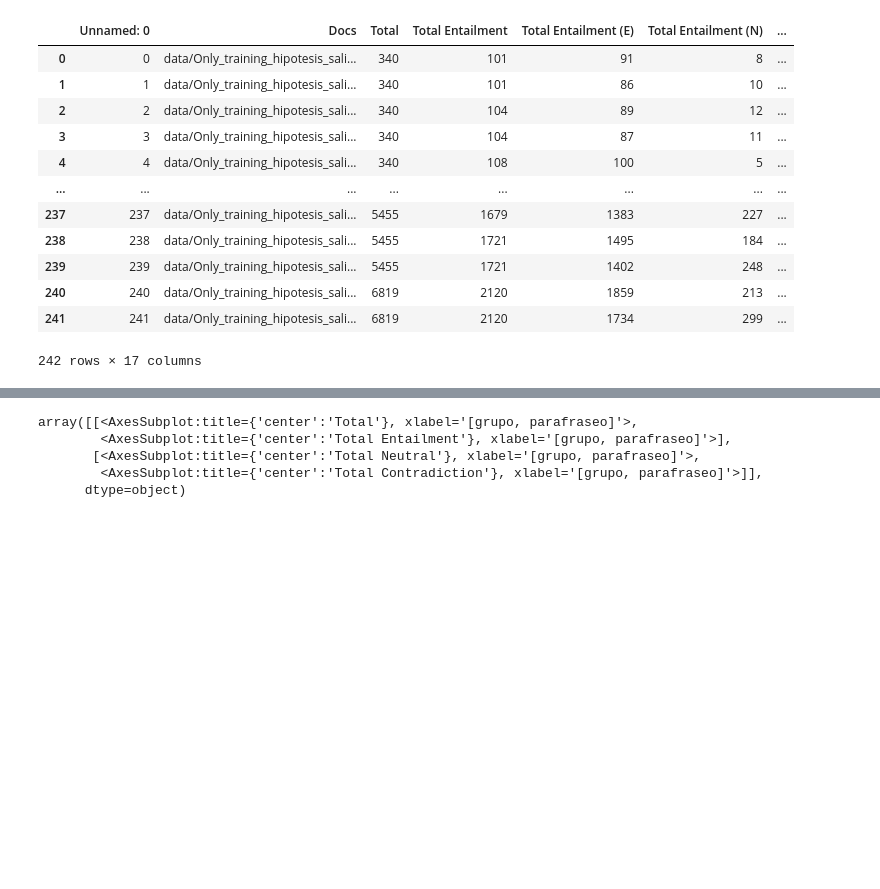
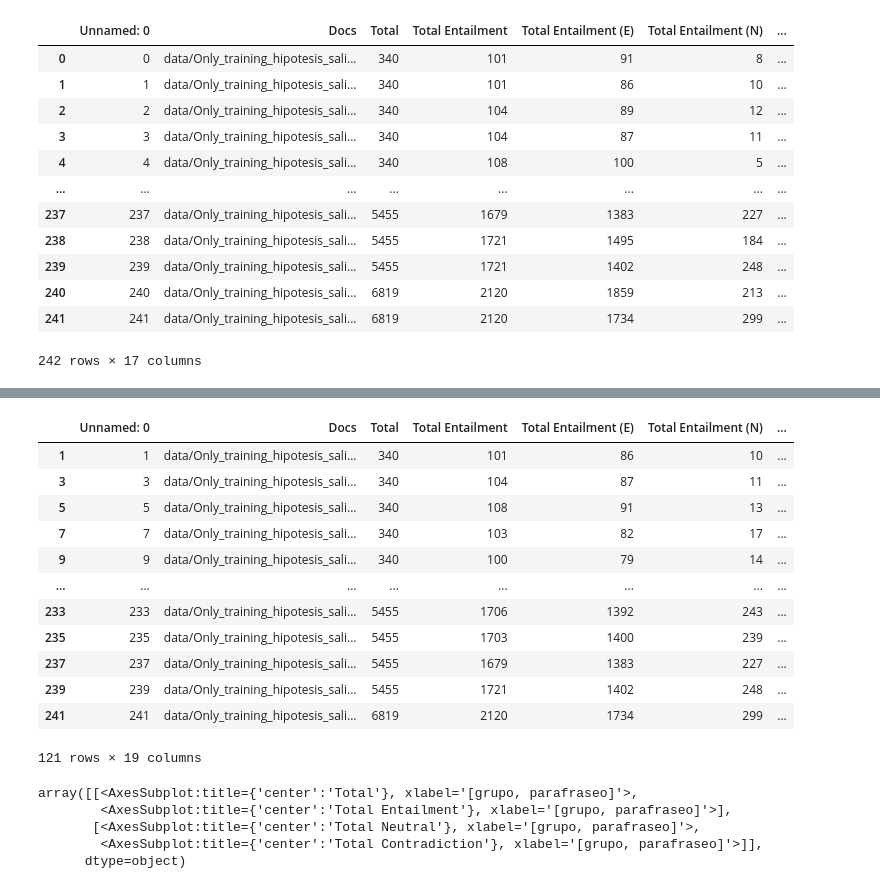
Before and after one commit to david-T-M/RTE_Parik, a Jupyter notebook: estadistica_Only_training_hipotesis.ipynb, the cells around one changed output, grey strips where cells are left out. Saved outputs shown, nothing was run; the diff lists cells and outputs as text; code cells hidden in the pictures; blank space fills up the shorter version.

```diff
--- a/estadistica_Only_training_hipotesis.ipynb
+++ b/estadistica_Only_training_hipotesis.ipynb
@@ -193,0 +236,16 @@ new_data
+# %%
+parafrasis_results
+# %% [output]
+|  | Unnamed: 0 | Docs | Total | Total Entailment | Total Entailment (E) | Total Entailment (N) | ... |
+| 1 | 1 | data/Only_training_hipotesis_sali... | 340 | 101 | 86 | 10 | ... |
+| 3 | 3 | data/Only_training_hipotesis_sali... | 340 | 104 | 87 | 11 | ... |
+| 5 | 5 | data/Only_training_hipotesis_sali... | 340 | 108 | 91 | 13 | ... |
+| 7 | 7 | data/Only_training_hipotesis_sali... | 340 | 103 | 82 | 17 | ... |
+| 9 | 9 | data/Only_training_hipotesis_sali... | 340 | 100 | 79 | 14 | ... |
+| ... | ... | ... | ... | ... | ... | ... | ... |
+| 233 | 233 | data/Only_training_hipotesis_sali... | 5455 | 1706 | 1392 | 243 | ... |
+| 235 | 235 | data/Only_training_hipotesis_sali... | 5455 | 1703 | 1400 | 239 | ... |
+| 237 | 237 | data/Only_training_hipotesis_sali... | 5455 | 1679 | 1383 | 227 | ... |
+| 239 | 239 | data/Only_training_hipotesis_sali... | 5455 | 1721 | 1402 | 248 | ... |
+| 241 | 241 | data/Only_training_hipotesis_sali... | 6819 | 2120 | 1734 | 299 | ... |
+121 rows × 19 columns
```
Also changed, not shown: parts of 8 cells of this notebook, 2 other files.
